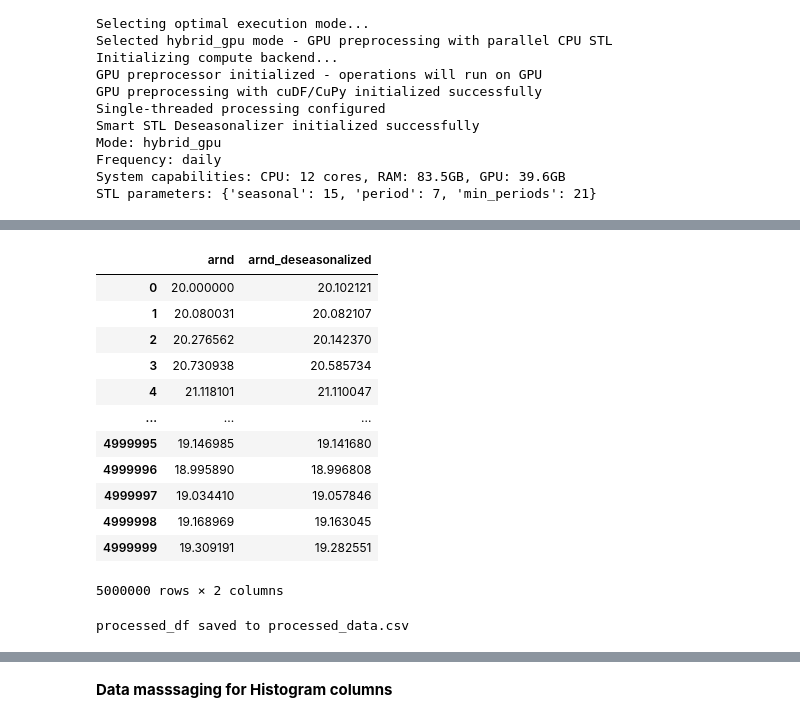
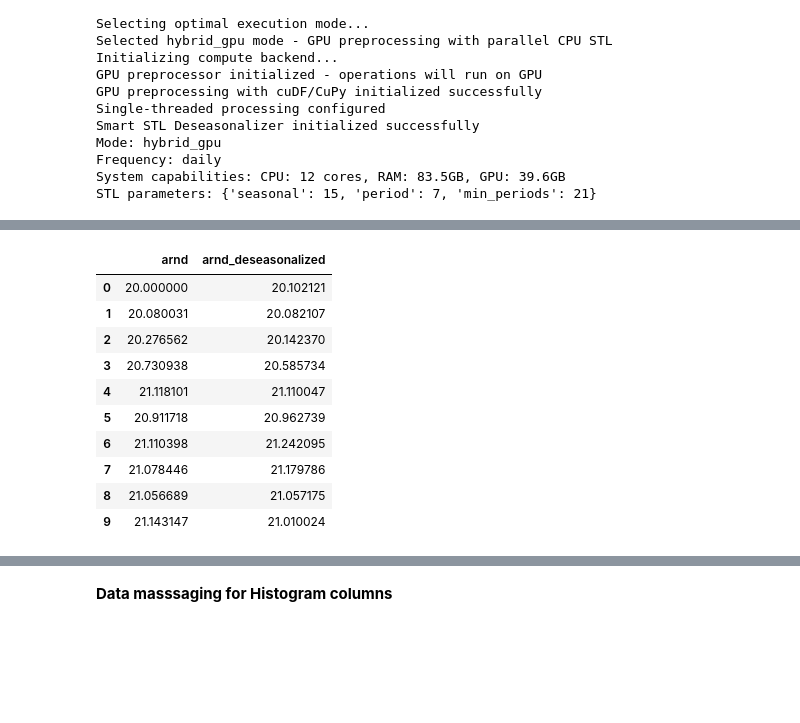
Before and after one commit to indrajeetapache/Innovation-Hub, a Jupyter notebook: smart_dq_anamoly /Controlled_Anomalies_Time_Series_(CATS)_Dataset_anamoly.ipynb, the cells around one changed output, grey strips where cells are left out. Cells and saved outputs as stored; diff of their text form; code cells hidden in the pictures; blank space fills up the shorter version.

```diff
--- a/smart_dq_anamoly /Controlled_Anomalies_Time_Series_(CATS)_Dataset_anamoly.ipynb
+++ b/smart_dq_anamoly /Controlled_Anomalies_Time_Series_(CATS)_Dataset_anamoly.ipynb
@@ -1453,21 +1475,14 @@ arnd_deseasonalized
 # %%
-processed_df[["arnd","arnd_deseasonalized"]]
+processed_df[["arnd","arnd_deseasonalized"]].head(10)
 # %% [output]
 |  | arnd | arnd_deseasonalized |
 | 0 | 20.000000 | 20.102121 |
 | 1 | 20.080031 | 20.082107 |
 | 2 | 20.276562 | 20.142370 |
 | 3 | 20.730938 | 20.585734 |
 | 4 | 21.118101 | 21.110047 |
-| ... | ... | ... |
-| 4999995 | 19.146985 | 19.141680 |
-| 4999996 | 18.995890 | 18.996808 |
-| 4999997 | 19.034410 | 19.057846 |
-| 4999998 | 19.168969 | 19.163045 |
-| 4999999 | 19.309191 | 19.282551 |
+| 5 | 20.911718 | 20.962739 |
+| 6 | 21.110398 | 21.242095 |
+| 7 | 21.078446 | 21.179786 |
+| 8 | 21.056689 | 21.057175 |
+| 9 | 21.143147 | 21.010024 |
-5000000 rows × 2 columns
-# %%
-processed_df.to_csv('processed_data.csv', index=False)
-print("processed_df saved to processed_data.csv")
-# %% [output]
-processed_df saved to processed_data.csv
```
Also changed, not shown: parts of 29 cells of this notebook.
